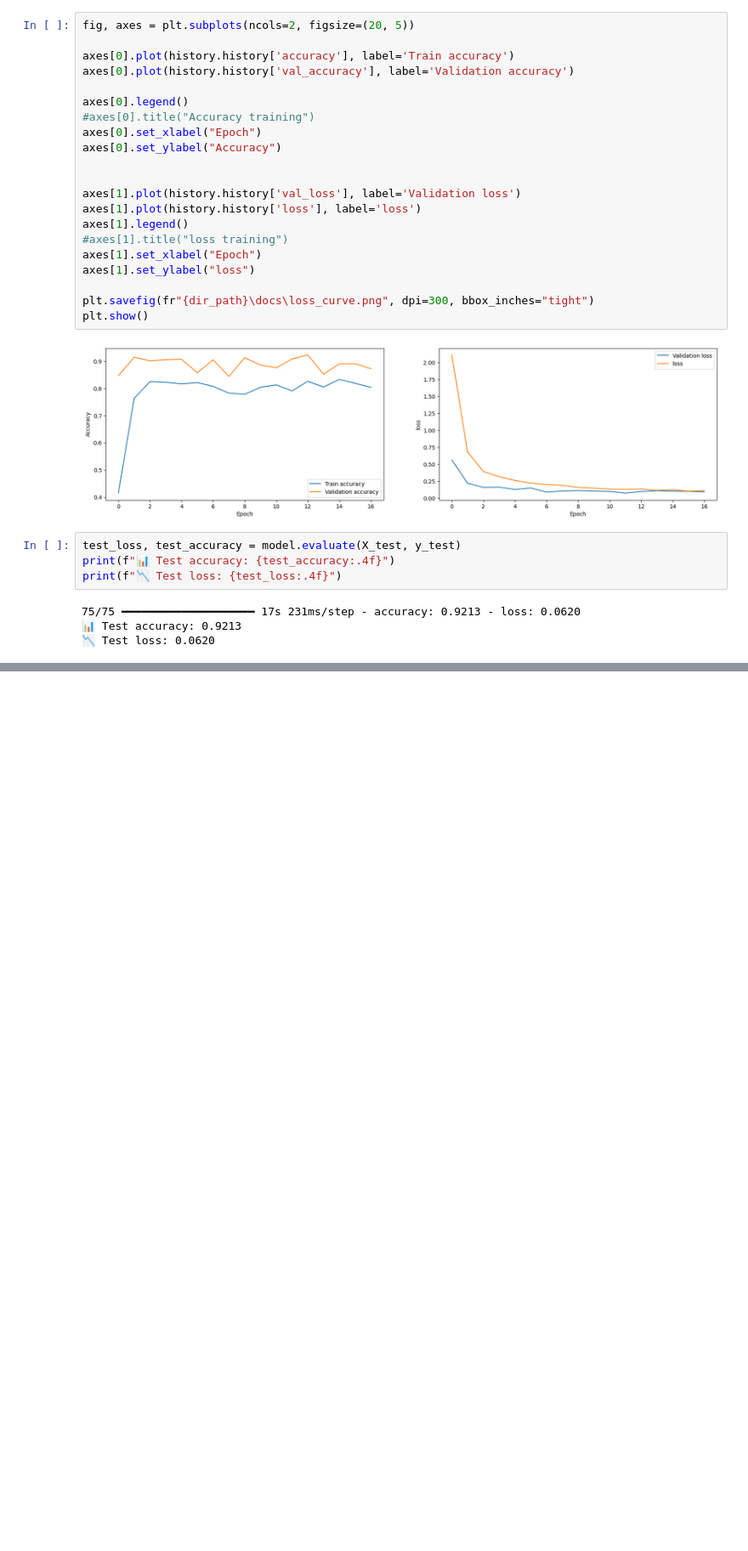
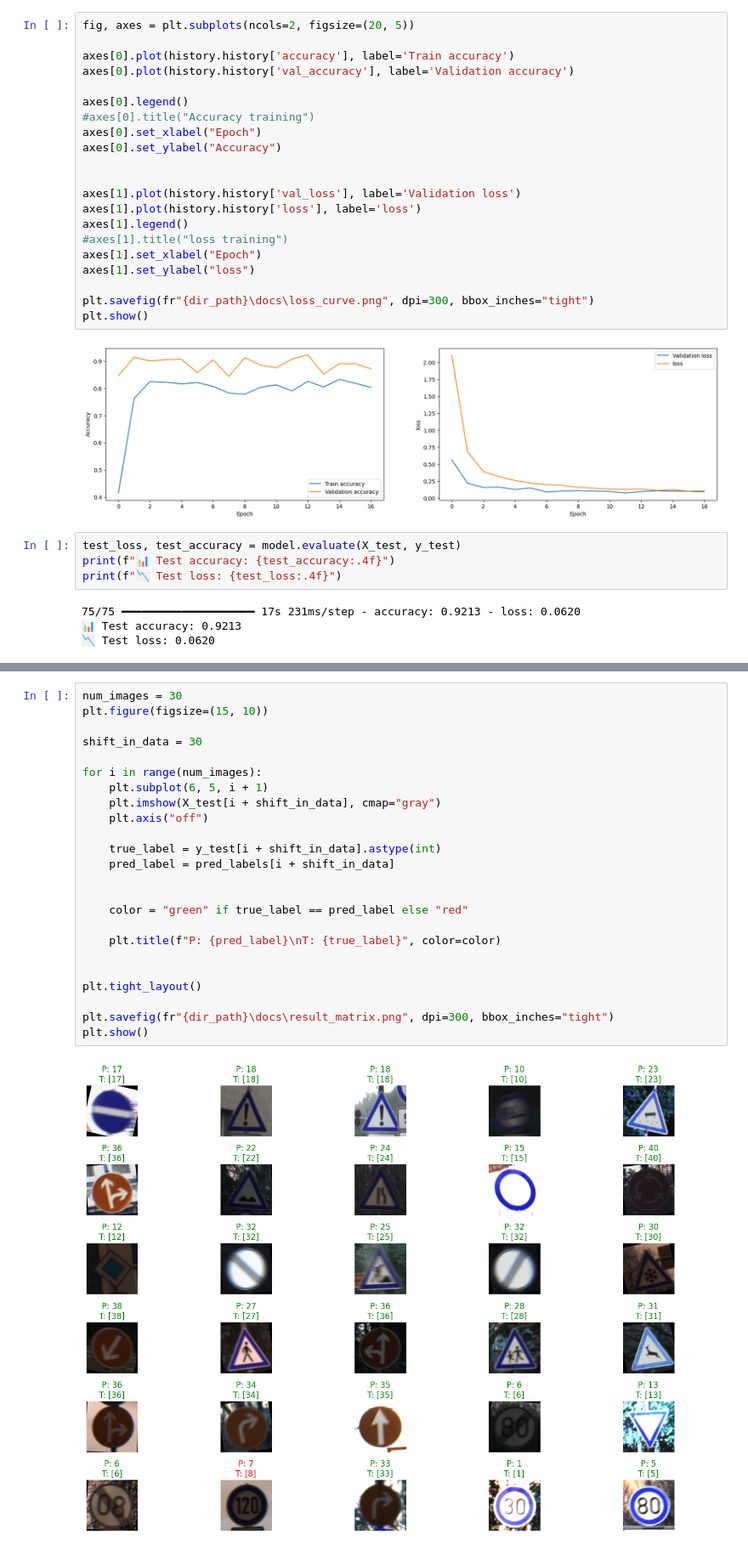
Before and after one commit to DenysZakharovGH/GTSRB---German-Traffic-Sign-Recognition, a Jupyter notebook: main.ipynb, the cells around one changed output, grey strips where cells are left out. Shown at 85% size. Saved outputs shown, nothing was run; the diff lists cells and outputs as text; blank space fills up the shorter version.

```diff
--- a/main.ipynb
+++ b/main.ipynb
@@ -325,0 +371,26 @@ ValueError: Classification metrics can't handle a mix of multiclass and multilab
+# %%
+num_images = 30
+plt.figure(figsize=(15, 10))
+
+shift_in_data = 30
+
+for i in range(num_images):
+    plt.subplot(6, 5, i + 1)
+    plt.imshow(X_test[i + shift_in_data], cmap="gray")
+    plt.axis("off")
+
+    true_label = y_test[i + shift_in_data].astype(int)
+    pred_label = pred_labels[i + shift_in_data]
+
+
+    color = "green" if true_label == pred_label else "red"
+
+    plt.title(f"P: {pred_label}\nT: {true_label}", color=color)
+
+
+plt.tight_layout()
+
+plt.savefig(fr"{dir_path}\docs\result_matrix.png", dpi=300, bbox_inches="tight")
+plt.show()
+# %% [output]
+[figure, added]
```
Also changed, not shown: parts of 8 cells of this notebook, 7 other files.
